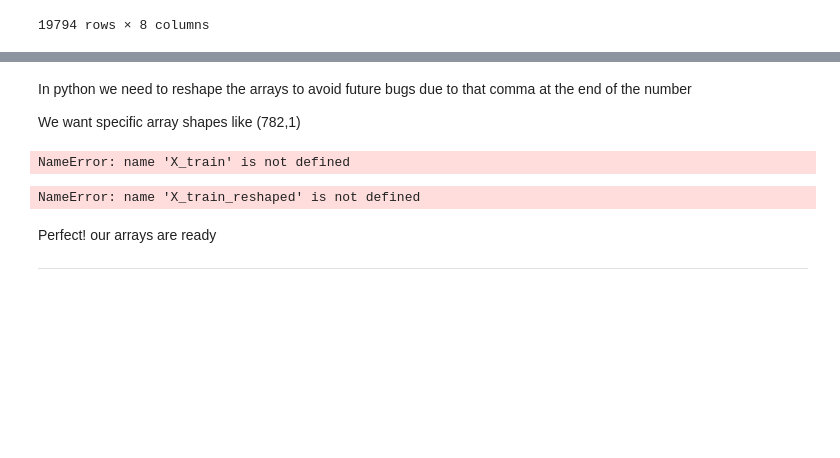
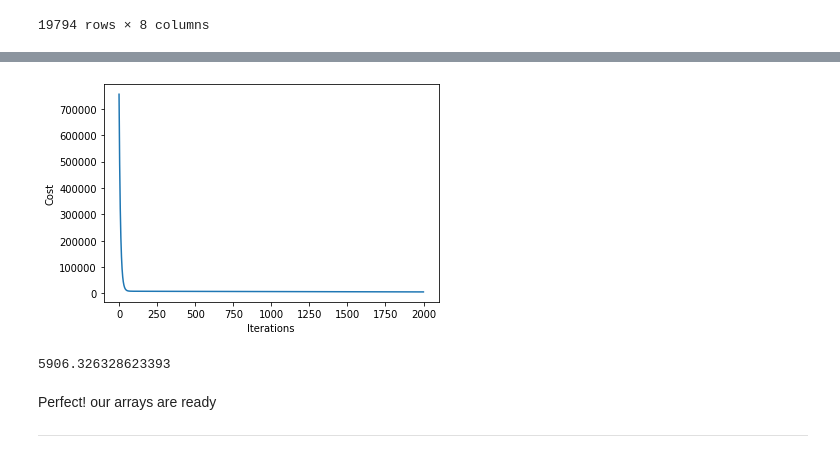
Before and after one commit to nicolasbuitragob/MLscratch, a Jupyter notebook: Notebooks/Linear_regression.ipynb, the cells around one changed output, grey strips where cells are left out. Saved outputs shown, nothing was run; the diff lists cells and outputs as text; code cells hidden in the pictures; blank space fills up the shorter version.

Commit message:
facing some issues with regression data

```diff
--- a/Notebooks/Linear_regression.ipynb
+++ b/Notebooks/Linear_regression.ipynb
@@ -226 +221,14 @@ X_train,X_test,y_train,y_test = train_test_split(X_arr,y_arr,test_size = 0.2,ran
+# %%
+def reshape(y_train,y_test):
+
+    y_train_reshaped = np.reshape(y_train,(y_train.shape[0],1))
+
+    y_test_reshaped  = np.reshape(y_test,(y_test.shape[0],1))
+
+    return y_train_reshaped ,y_test_reshaped
+# %%
+y_train, y_test = reshape(y_train,y_test)
+# %%
+x_train = x_train[:1000]
+y_train = y_train[:1000]
 # %%
@@ -230,4 +235,0 @@ X_train.shape,X_test.shape,y_train.shape,y_test.shape
-# %% [markdown]
-In python we need to reshape the arrays to avoid future bugs due to that comma at the end of the number
-
-We want specific array shapes like (782,1)
@@ -245,11 +236,14 @@ def reshape(X_train,X_test,y_train,y_test):
-# %%
-X_train_reshaped,X_test_reshaped,y_train_reshaped,y_test_reshaped = reshape(X_train,X_test,y_train,y_test)
-# %% [output]
-NameError: name 'X_train' is not defined
-# %%
-X_train_reshaped.shape,X_test_reshaped.shape,y_train_reshaped.shape,y_test_reshaped.shape
-# %% [output]
-NameError: name 'X_train_reshaped' is not defined
+# %%
+from SRC.LinearModels import Regression
+custom_regression = Regression()
+# %%
+custom_regression.fit(x_train,y_train)
+# %% [output]
+[figure, added]
+# %%
+custom_regression.cost[1999]
+# %% [output]
+5906.326328623393
 # %% [markdown]
 Perfect! our arrays are ready
 
```
Also changed, not shown: parts of 33 cells of this notebook, 2 other files.
